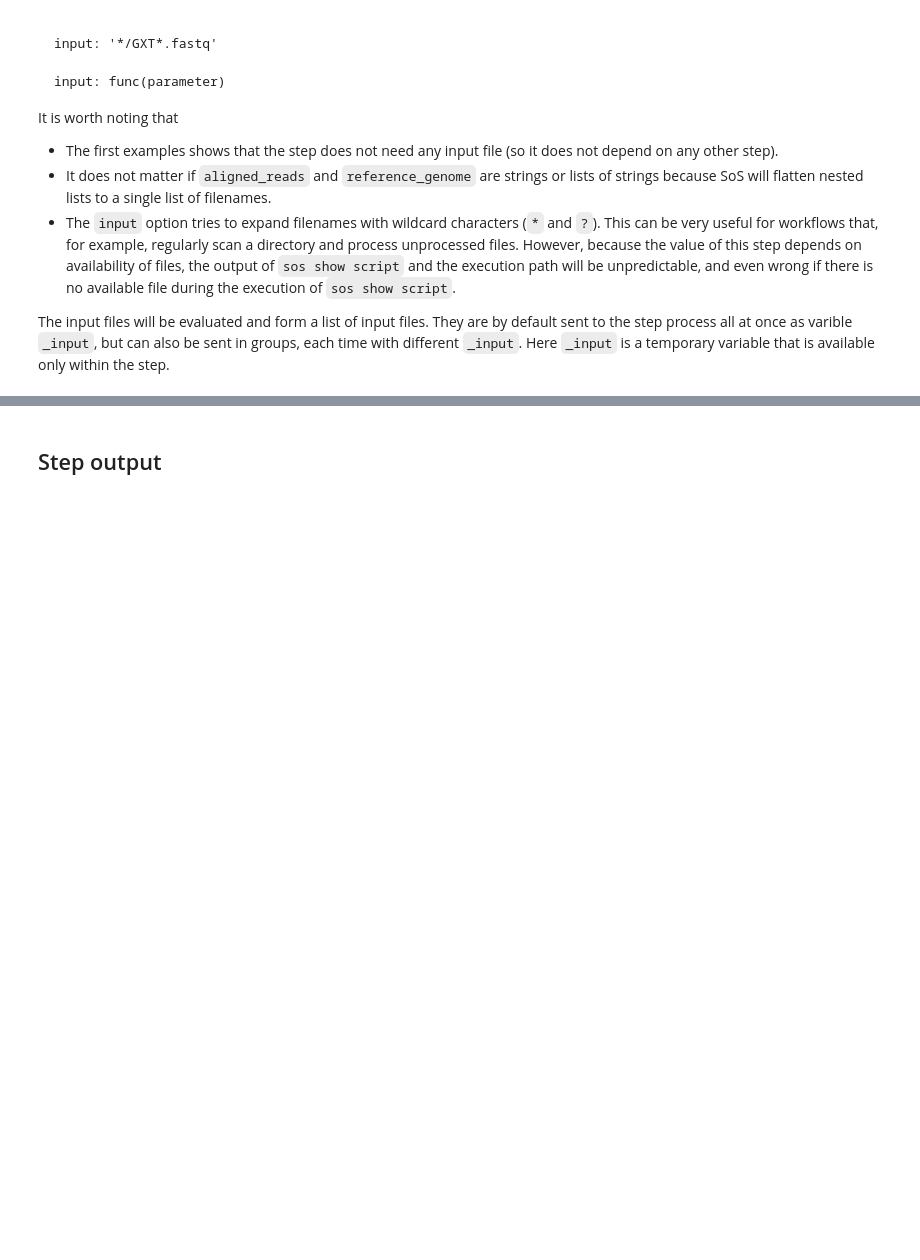
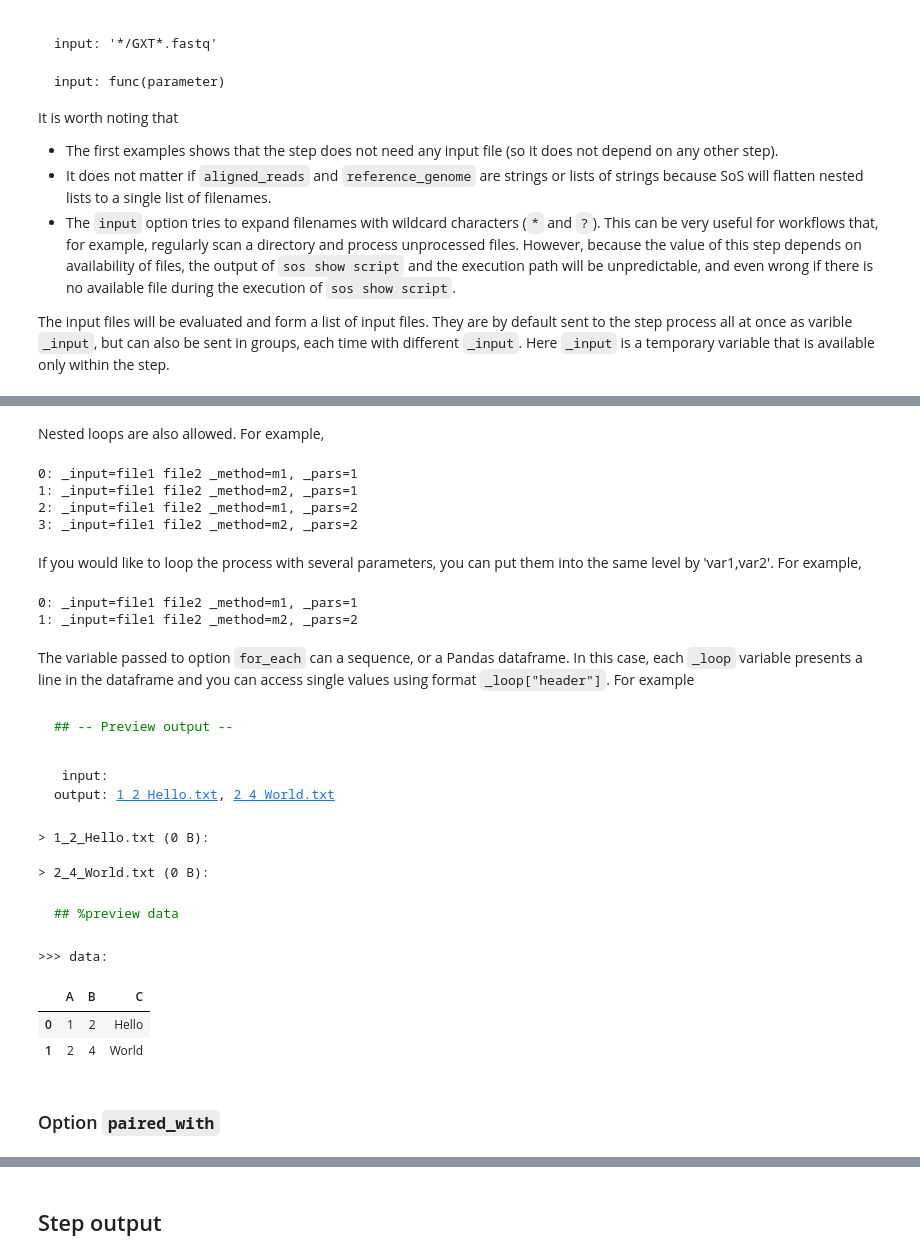
Before and after one commit to jirikuncar/SOS, a Jupyter notebook: docs/src/documentation/SoS_Step.ipynb, the cells around one changed output, grey strips where cells are left out. Saved outputs shown, nothing was run; the diff lists cells and outputs as text; code cells hidden in the pictures; blank space fills up the shorter version.

```diff
--- a/docs/src/documentation/SoS_Step.ipynb
+++ b/docs/src/documentation/SoS_Step.ipynb
@@ -346 +291,55 @@ would produce results with names `1_2_Hello.txt` and `2_4_World.txt`.
+# %% [markdown]
+Nested loops are also allowed. For example,
+# %%
+%sandbox
+!touch file1 file2
+
+[0]
+method = ['m1', 'm2']
+pars = [1, 2]
+input: 'file1', 'file2', for_each=['method', 'pars']
+print("${_index}: _input=${_input} _method=${_method}, _pars=${_pars}")
+# %% [output]
+0: _input=file1 file2 _method=m1, _pars=1
+1: _input=file1 file2 _method=m2, _pars=1
+2: _input=file1 file2 _method=m1, _pars=2
+3: _input=file1 file2 _method=m2, _pars=2
+# %% [markdown]
+If you would like to loop the process with several parameters, you can put them into the same level by 'var1,var2'. For example,
+# %%
+%sandbox
+!touch file1 file2
+
+[0]
+method = ['m1', 'm2']
+pars = [1, 2]
+input: 'file1', 'file2', for_each=['method,pars']
+print("${_index}: _input=${_input} _method=${_method}, _pars=${_pars}")
+# %% [output]
+0: _input=file1 file2 _method=m1, _pars=1
+1: _input=file1 file2 _method=m2, _pars=2
+# %% [markdown]
+The variable passed to option `for_each` can a sequence, or a Pandas dataframe. In this case, each `_loop` variable presents a line in the dataframe and you can access single values using format `_loop["header"]`. For example
+# %%
+%sandbox
+%preview data
+[0]
+import pandas as pd
+data = pd.DataFrame([(1, 2, 'Hello'), (2, 4, 'World')], columns=['A', 'B', 'C'])
+input: for_each='data'
+output: "${_data['A']}_${_data['B']}_${_data['C']}.txt"
+sh:
+    touch ${_output}
+# %% [output]
+## -- Preview output --
+input: output: 1_2_Hello.txt, 2_4_World.txt
+> 1_2_Hello.txt (0 B):
+> 2_4_World.txt (0 B):
+## %preview data
+>>> data:
+|  | A | B | C |
+| 0 | 1 | 2 | Hello |
+| 1 | 2 | 4 | World |
+# %% [markdown]
+### Option `paired_with`
 # %% [markdown]
```
Also changed, not shown: parts of 63 cells of this notebook, 6 other files.
